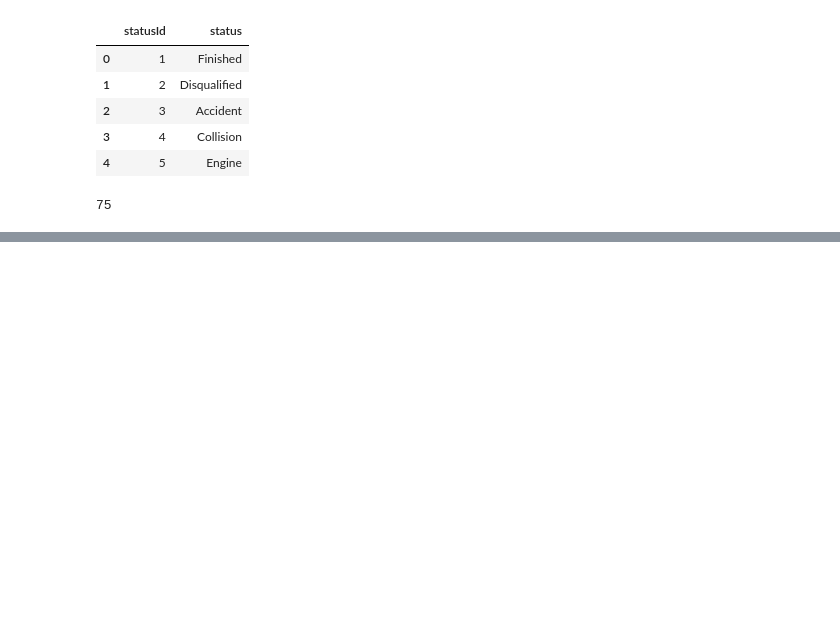
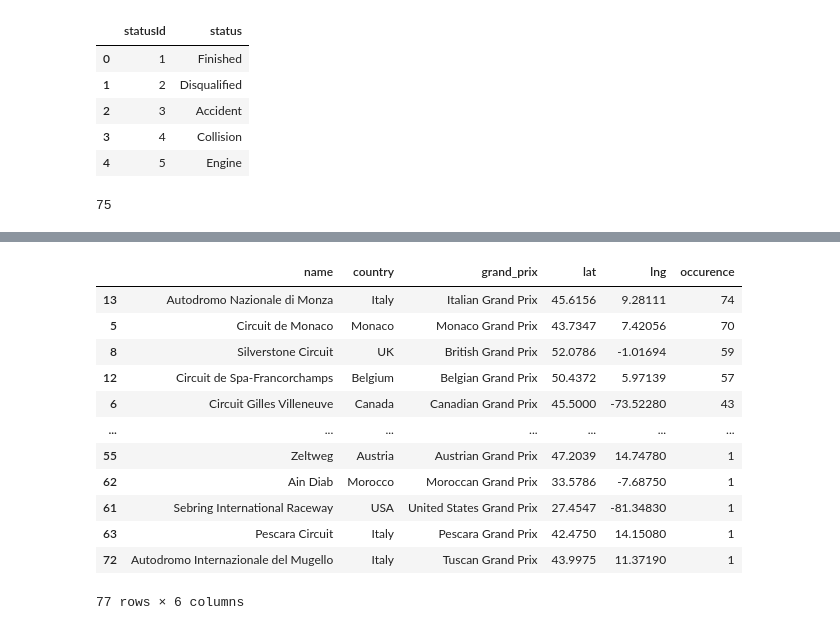
Before and after one commit to sagarverma29/F1-World-Championship-Analysis, a Jupyter notebook: Formula 1 EDA.ipynb, the cells around one changed output, grey strips where cells are left out. Saved outputs shown, nothing was run; the diff lists cells and outputs as text; code cells hidden in the pictures; blank space fills up the shorter version.

```diff
--- a/Formula 1 EDA.ipynb
+++ b/Formula 1 EDA.ipynb
@@ -187,0 +167,28 @@ with engine.connect() as connection:
+# %%
+#query to find distinct circuits name and grand prix name and returing it into Circuit_df dataframe.
+query = """
+        SELECT DISTINCT circuits.name, circuits.country,
+        FIRST_VALUE(races.Grand_Prix) OVER (PARTITION BY circuits.circuitId ORDER BY races.year) AS grand_prix,
+        circuits.lat, circuits.lng, COUNT(races.year) as occurence
+        FROM circuits
+        JOIN races ON circuits.circuitId = races.circuitId
+        GROUP BY circuits.name, circuits.country
+        """
+Circuit_df = pd.read_sql(query, engine)
+# %%
+Circuit_df.sort_values(by= 'occurence', ascending= False, inplace= True)
+Circuit_df
+# %% [output]
+|  | name | country | grand_prix | lat | lng | occurence |
+| 13 | Autodromo Nazionale di Monza | Italy | Italian Grand Prix | 45.6156 | 9.28111 | 74 |
+| 5 | Circuit de Monaco | Monaco | Monaco Grand Prix | 43.7347 | 7.42056 | 70 |
+| 8 | Silverstone Circuit | UK | British Grand Prix | 52.0786 | -1.01694 | 59 |
+| 12 | Circuit de Spa-Francorchamps | Belgium | Belgian Grand Prix | 50.4372 | 5.97139 | 57 |
+| 6 | Circuit Gilles Villeneuve | Canada | Canadian Grand Prix | 45.5000 | -73.52280 | 43 |
+| ... | ... | ... | ... | ... | ... | ... |
+| 55 | Zeltweg | Austria | Austrian Grand Prix | 47.2039 | 14.74780 | 1 |
+| 62 | Ain Diab | Morocco | Moroccan Grand Prix | 33.5786 | -7.68750 | 1 |
+| 61 | Sebring International Raceway | USA | United States Grand Prix | 27.4547 | -81.34830 | 1 |
+| 63 | Pescara Circuit | Italy | Pescara Grand Prix | 42.4750 | 14.15080 | 1 |
+| 72 | Autodromo Internazionale del Mugello | Italy | Tuscan Grand Prix | 43.9975 | 11.37190 | 1 |
+77 rows × 6 columns
```
Also changed, not shown: parts of 6 cells of this notebook, 1 other file.
